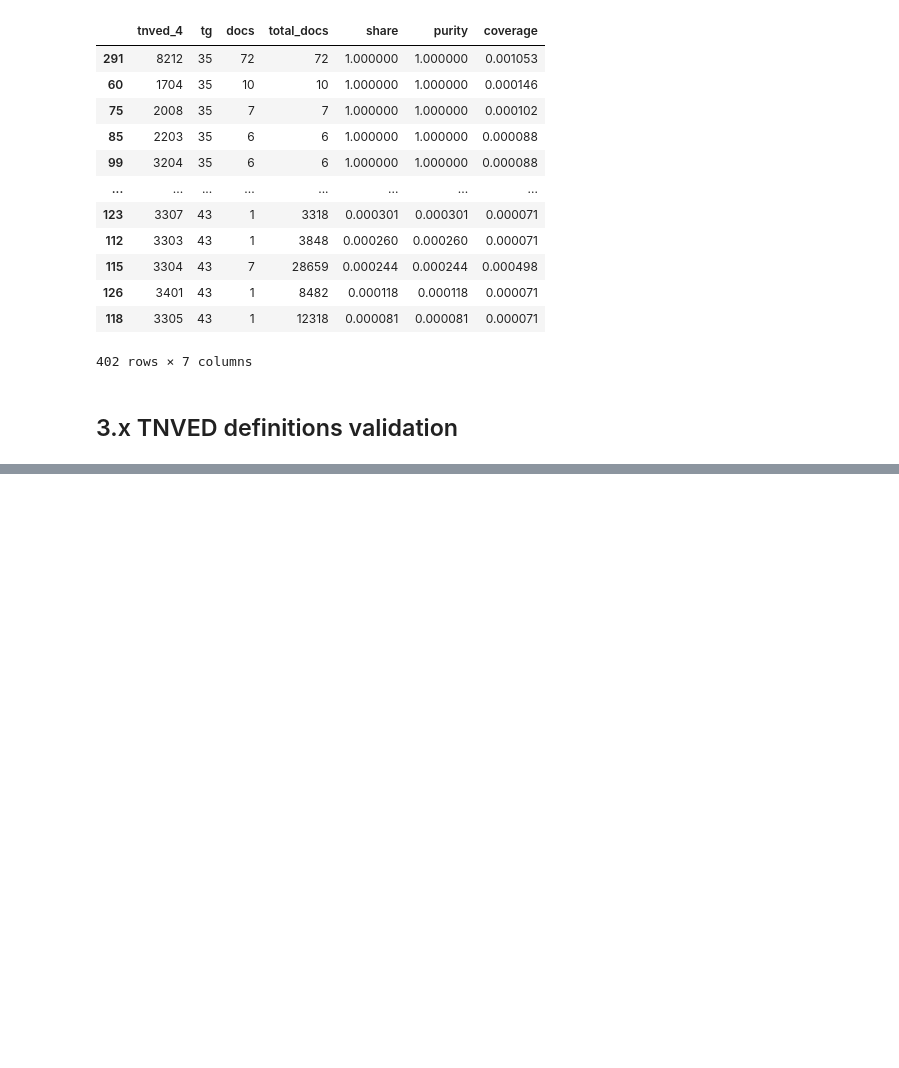
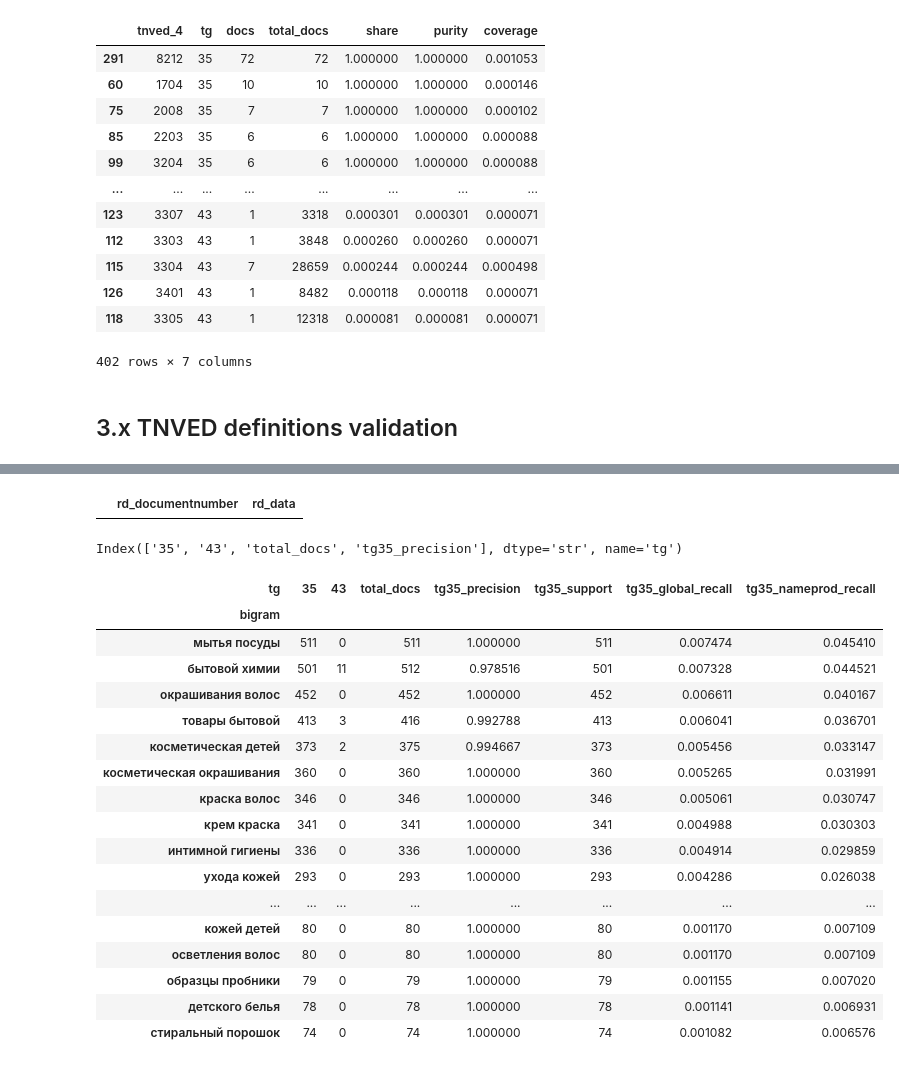
Before and after one commit to Shah29py/rd-classification-feature-engineering, a Jupyter notebook: notebooks/02_feature_discovery.ipynb, the cells around one changed output, grey strips where cells are left out. Drawn from its saved outputs; the diff is of its cells as text; code cells hidden in the pictures; blank space fills up the shorter version.

```diff
--- a/notebooks/02_feature_discovery.ipynb
+++ b/notebooks/02_feature_discovery.ipynb
@@ -1275,0 +4010,10 @@ tnved_def = pd.read_excel(
+# %%
+tg4_sample = base_df[
+    base_df["tg"].apply(lambda x: 4 in x)
+][
+    ["rd_documentnumber", "rd_data"]
+].head(10)
+
+tg4_sample
+# %% [output]
+|  | rd_documentnumber | rd_data |
@@ -1275,0 +4076,66 @@ tnved_def = pd.read_excel(
+# %%
+bigram_support_clean = (
+    bigram_docs_clean
+    .groupby(["bigram", "tg"])["rd_number"]
+    .nunique()
+    .unstack(fill_value=0)
+)
+
+bigram_support_clean["total_docs"] = (
+    bigram_support_clean.sum(axis=1)
+)
+
+bigram_support_clean["tg35_precision"] = (
+    bigram_support_clean["35"]
+    / bigram_support_clean["total_docs"]
+)
+# %%
+print(bigram_support_clean.columns)
+# %% [output]
+Index(['35', '43', 'total_docs', 'tg35_precision'], dtype='str', name='tg')
+# %%
+bigram_support_clean["tg35_support"] = (
+    bigram_support_clean["35"]
+)
+
+bigram_support_clean["tg35_global_recall"] = (
+    bigram_support_clean["35"]
+    / nameprod_coverage.loc["35", "total_docs"]
+)
+
+bigram_support_clean["tg35_nameprod_recall"] = (
+    bigram_support_clean["35"]
+    / nameprod_coverage.loc["35", "docs_with_nameProd"]
+)
+# %%
+bigram_candidates_clean = (
+    bigram_support_clean[
+        (bigram_support_clean["35"] >= 50)
+        & (bigram_support_clean["tg35_precision"] >= 0.90)
+    ]
+    .sort_values(
+        ["tg35_support", "tg35_precision"],
+        ascending=[False, False]
+    )
+)
+
+bigram_candidates_clean.head(50)
+# %% [output]
+| tg | 35 | 43 | total_docs | tg35_precision | tg35_support | tg35_global_recall | tg35_nameprod_recall |
+| bigram |  |  |  |  |  |  |  |
+| мытья посуды | 511 | 0 | 511 | 1.000000 | 511 | 0.007474 | 0.045410 |
+| бытовой химии | 501 | 11 | 512 | 0.978516 | 501 | 0.007328 | 0.044521 |
+| окрашивания волос | 452 | 0 | 452 | 1.000000 | 452 | 0.006611 | 0.040167 |
+| товары бытовой | 413 | 3 | 416 | 0.992788 | 413 | 0.006041 | 0.036701 |
+| косметическая детей | 373 | 2 | 375 | 0.994667 | 373 | 0.005456 | 0.033147 |
+| косметическая окрашивания | 360 | 0 | 360 | 1.000000 | 360 | 0.005265 | 0.031991 |
+| краска волос | 346 | 0 | 346 | 1.000000 | 346 | 0.005061 | 0.030747 |
+| крем краска | 341 | 0 | 341 | 1.000000 | 341 | 0.004988 | 0.030303 |
+| интимной гигиены | 336 | 0 | 336 | 1.000000 | 336 | 0.004914 | 0.029859 |
+| ухода кожей | 293 | 0 | 293 | 1.000000 | 293 | 0.004286 | 0.026038 |
+| ... | ... | ... | ... | ... | ... | ... | ... |
+| кожей детей | 80 | 0 | 80 | 1.000000 | 80 | 0.001170 | 0.007109 |
+| осветления волос | 80 | 0 | 80 | 1.000000 | 80 | 0.001170 | 0.007109 |
+| образцы пробники | 79 | 0 | 79 | 1.000000 | 79 | 0.001155 | 0.007020 |
+| детского белья | 78 | 0 | 78 | 1.000000 | 78 | 0.001141 | 0.006931 |
+| стиральный порошок | 74 | 0 | 74 | 1.000000 | 74 | 0.001082 | 0.006576 |
```
Also changed, not shown: parts of 212 cells of this notebook, 2 other files.
